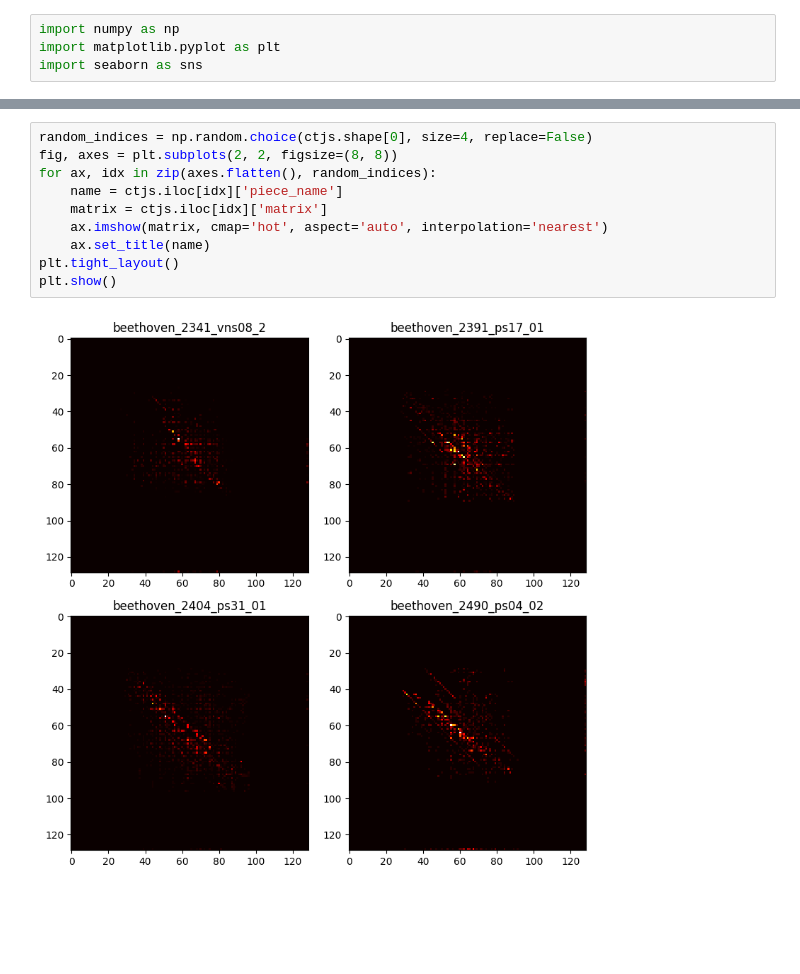
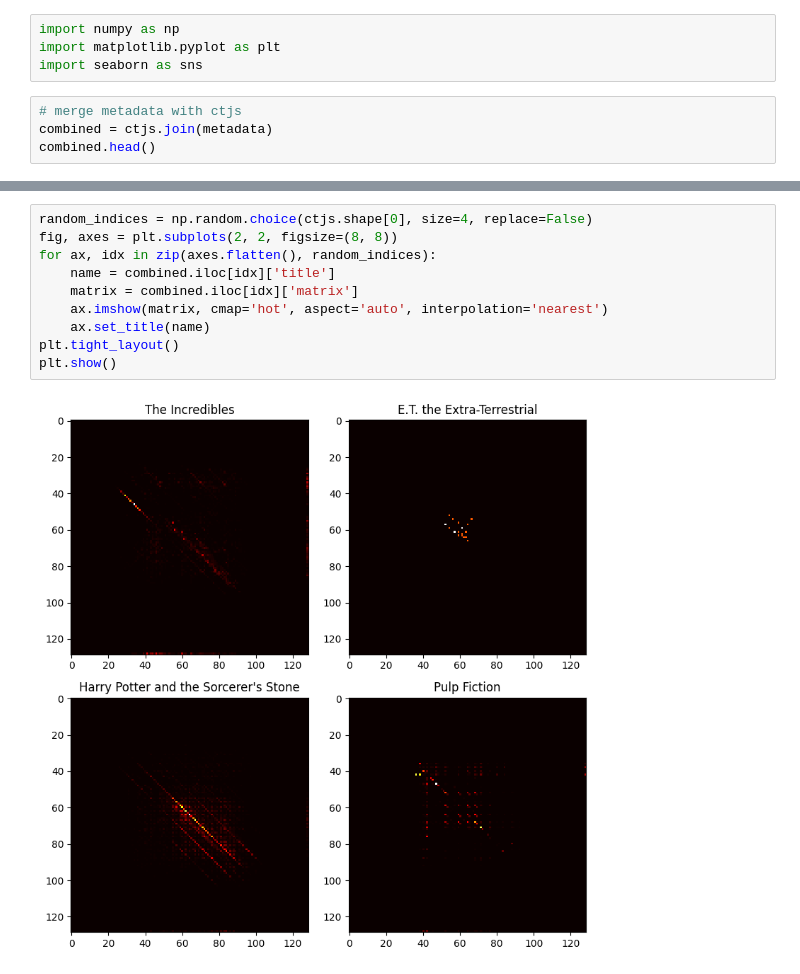
Before and after one commit to damiskov/project-02807, a Jupyter notebook: notebooks/ctjs.ipynb, the cells around one changed output, grey strips where cells are left out. Drawn from its saved outputs; the diff is of its cells as text; blank space fills up the shorter version.

```diff
--- a/notebooks/ctjs.ipynb
+++ b/notebooks/ctjs.ipynb
@@ -39,3 +41,7 @@ metadata.head()
 import numpy as np
 import matplotlib.pyplot as plt
 import seaborn as sns
+# %%
+# merge metadata with ctjs
+combined = ctjs.join(metadata)
+combined.head()
@@ -42,12 +56,12 @@ import seaborn as sns
 # %%
 random_indices = np.random.choice(ctjs.shape[0], size=4, replace=False)
 fig, axes = plt.subplots(2, 2, figsize=(8, 8))
 for ax, idx in zip(axes.flatten(), random_indices):
-    name = ctjs.iloc[idx]['piece_name']
-    matrix = ctjs.iloc[idx]['matrix']
+    name = combined.iloc[idx]['title']
+    matrix = combined.iloc[idx]['matrix']
     ax.imshow(matrix, cmap='hot', aspect='auto', interpolation='nearest')
     ax.set_title(name)
 plt.tight_layout()
 plt.show()
 # %% [output]
-[figure, old version]
+[figure, new version]
```
Also changed, not shown: parts of 4 cells of this notebook, 5 other files.
